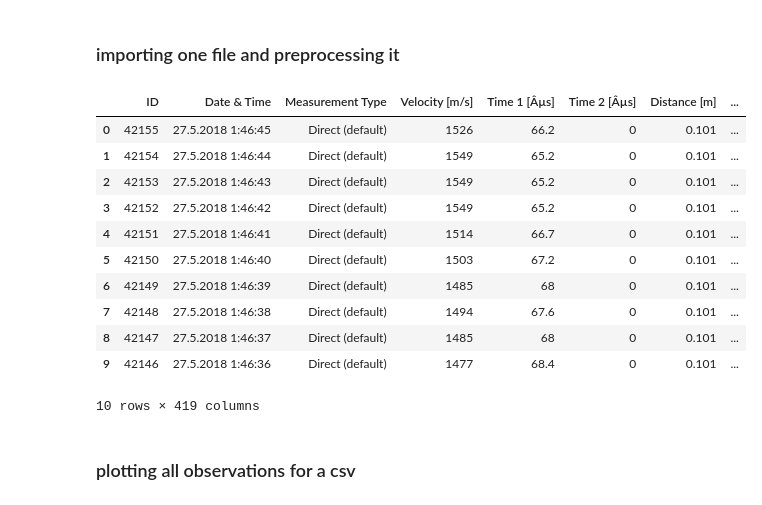
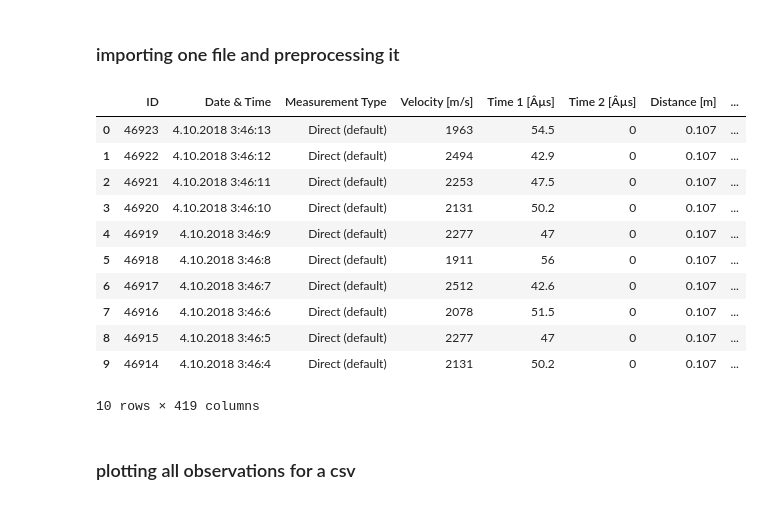
Before and after one commit to rohithandique/civil-major-project, a Jupyter notebook: Major Project.ipynb, the cells around one changed output. Cells and saved outputs as stored; diff of their text form; code cells hidden in the pictures.

```diff
--- a/Major Project.ipynb
+++ b/Major Project.ipynb
@@ -20,26 +22,26 @@ sat_w = ["W-250-1","W-250-2","W-250-3","W-500-1","W-500-2","W-500-3","W-750-1","
 # %%
 #mostly dropping rows & columns
 #then resetting index
-df = pd.read_csv("./CSV/Heated/750-1.csv", sep=r'\s*,\s*',engine='python')
+df = pd.read_csv("./CSV/Room Temp/Brine/B-750-1.csv", sep=r'\s*,\s*',engine='python')
 df.drop(df.index[0:14],0,inplace=True)
 df = df.reset_index(drop=True)
 df.columns = df.iloc[0]
 df.drop(df.index[0:2], inplace=True)
 df = df.reset_index(drop=True)
 df.drop(df.columns[[1, 11, 12, 13]], axis=1, inplace=True)
 df
 # %% [output]
 |  | ID | Date & Time | Measurement Type | Velocity [m/s] | Time 1 [Âµs] | Time 2 [Âµs] | Distance [m] | ... |
-| 0 | 42155 | 27.5.2018 1:46:45 | Direct (default) | 1526 | 66.2 | 0 | 0.101 | ... |
-| 1 | 42154 | 27.5.2018 1:46:44 | Direct (default) | 1549 | 65.2 | 0 | 0.101 | ... |
-| 2 | 42153 | 27.5.2018 1:46:43 | Direct (default) | 1549 | 65.2 | 0 | 0.101 | ... |
-| 3 | 42152 | 27.5.2018 1:46:42 | Direct (default) | 1549 | 65.2 | 0 | 0.101 | ... |
-| 4 | 42151 | 27.5.2018 1:46:41 | Direct (default) | 1514 | 66.7 | 0 | 0.101 | ... |
-| 5 | 42150 | 27.5.2018 1:46:40 | Direct (default) | 1503 | 67.2 | 0 | 0.101 | ... |
-| 6 | 42149 | 27.5.2018 1:46:39 | Direct (default) | 1485 | 68 | 0 | 0.101 | ... |
-| 7 | 42148 | 27.5.2018 1:46:38 | Direct (default) | 1494 | 67.6 | 0 | 0.101 | ... |
-| 8 | 42147 | 27.5.2018 1:46:37 | Direct (default) | 1485 | 68 | 0 | 0.101 | ... |
-| 9 | 42146 | 27.5.2018 1:46:36 | Direct (default) | 1477 | 68.4 | 0 | 0.101 | ... |
+| 0 | 46923 | 4.10.2018 3:46:13 | Direct (default) | 1963 | 54.5 | 0 | 0.107 | ... |
+| 1 | 46922 | 4.10.2018 3:46:12 | Direct (default) | 2494 | 42.9 | 0 | 0.107 | ... |
+| 2 | 46921 | 4.10.2018 3:46:11 | Direct (default) | 2253 | 47.5 | 0 | 0.107 | ... |
+| 3 | 46920 | 4.10.2018 3:46:10 | Direct (default) | 2131 | 50.2 | 0 | 0.107 | ... |
+| 4 | 46919 | 4.10.2018 3:46:9 | Direct (default) | 2277 | 47 | 0 | 0.107 | ... |
+| 5 | 46918 | 4.10.2018 3:46:8 | Direct (default) | 1911 | 56 | 0 | 0.107 | ... |
+| 6 | 46917 | 4.10.2018 3:46:7 | Direct (default) | 2512 | 42.6 | 0 | 0.107 | ... |
+| 7 | 46916 | 4.10.2018 3:46:6 | Direct (default) | 2078 | 51.5 | 0 | 0.107 | ... |
+| 8 | 46915 | 4.10.2018 3:46:5 | Direct (default) | 2277 | 47 | 0 | 0.107 | ... |
+| 9 | 46914 | 4.10.2018 3:46:4 | Direct (default) | 2131 | 50.2 | 0 | 0.107 | ... |
 10 rows × 419 columns
 # %%
 time = np.arange(start=0, stop=199, step=0.5) #x-axis for the observations
```
Also changed, not shown: parts of 15 cells of this notebook.
